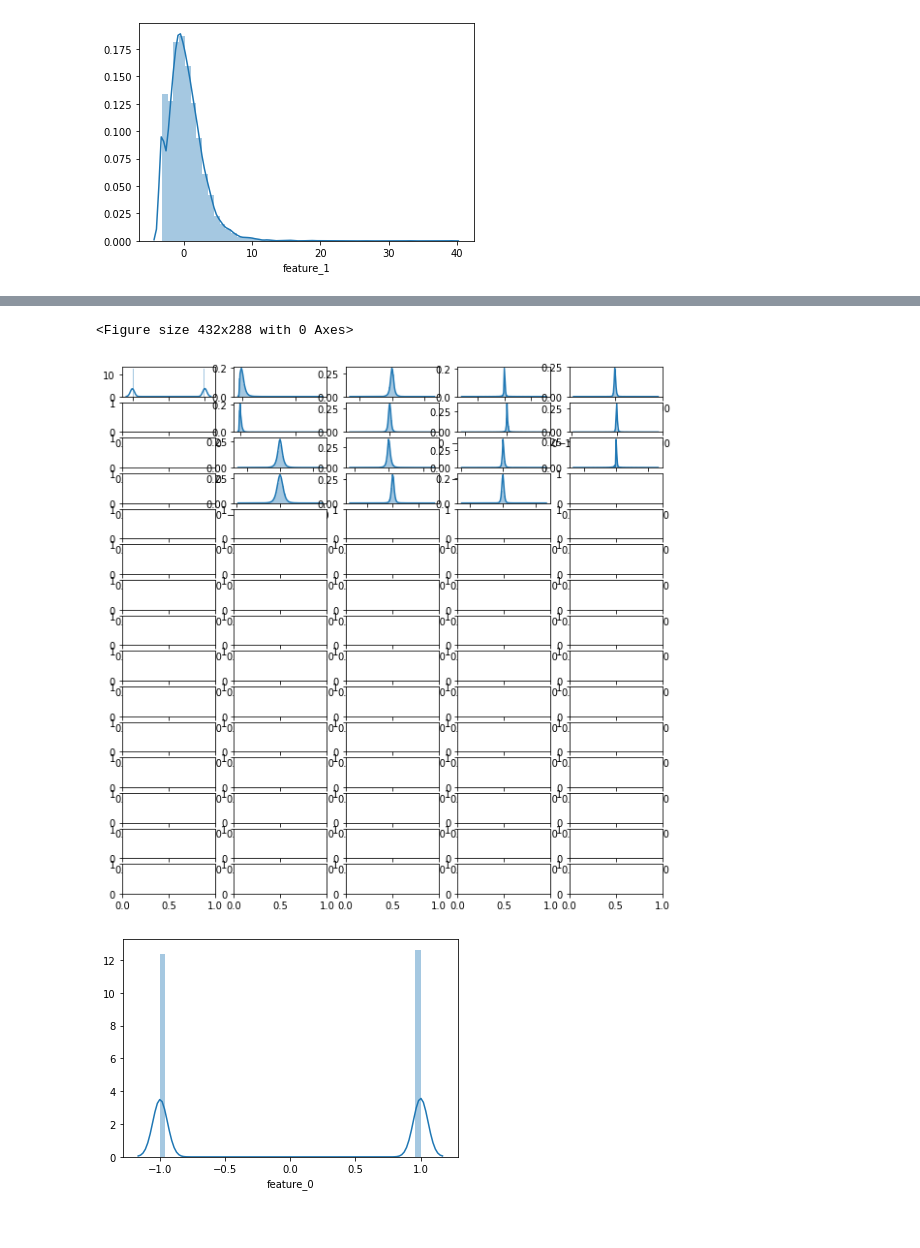
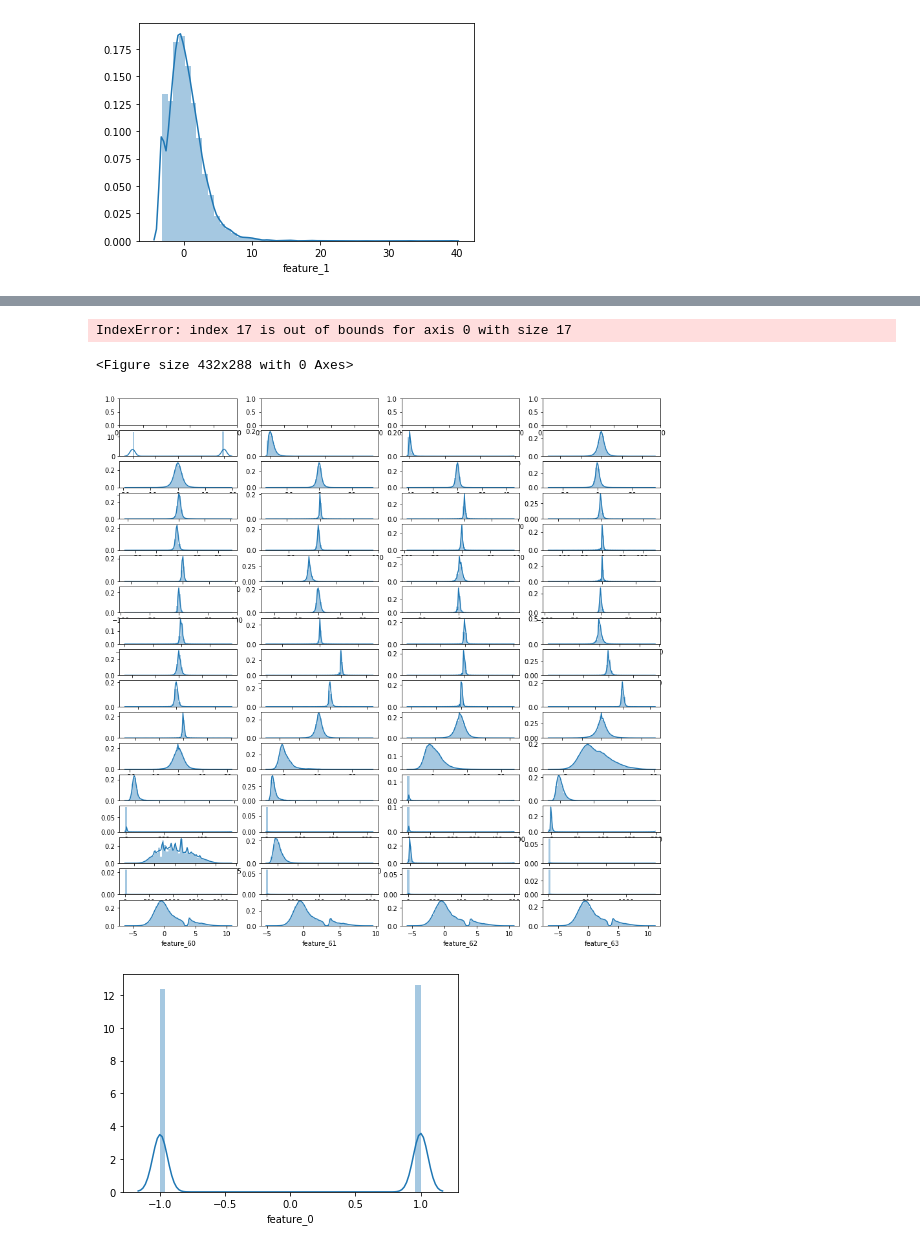
Before and after one commit to rmei97/market_preds, a Jupyter notebook: eda.ipynb, the cells around one changed output, grey strips where cells are left out. Drawn from its saved outputs; the diff is of its cells as text; code cells hidden in the pictures.

Commit message:
61 correlated features, 64 feature distplots

```diff
--- a/eda.ipynb
+++ b/eda.ipynb
@@ -440,27 +425,30 @@ day_zero.describe()
 # %%
 plt.clf()
 
-fig, ax = plt.subplots(15,5, figsize = (10,10))
+fig, ax = plt.subplots(17,4, figsize = (15,15))
 
 x_counter = 0
 y_counter = 0
 
-for index in range(16):
+for index in range(64):
 
     feature = 'feature_' + str(index)
-    sns.distplot(data_retype[feature], ax = ax[x_counter, y_counter])
+
+    if index % 4 == 0:
+        #if it is ready to skip a new line or not
+        y_counter += 1
+        x_counter = 0
+
+    sns.distplot(data_retype[feature], ax = ax[y_counter,x_counter])
+#     plt.title(feature)
 
     x_counter += 1
 
-    if index % 4 == 0:
-        y_counter += 1
-        x_counter = 0
-
-
 plt.show()
 # %% [output]
-<Figure size 432x288 with 0 Axes>
+IndexError: index 17 is out of bounds for axis 0 with size 17
+<Figure size 432x288 with 0 Axes>
-[figure, old version]
+[figure, new version]
 # %%
 for index in range(10):
     feature = 'feature_' + str(index)
```
Also changed, not shown: parts of 5 cells of this notebook.
